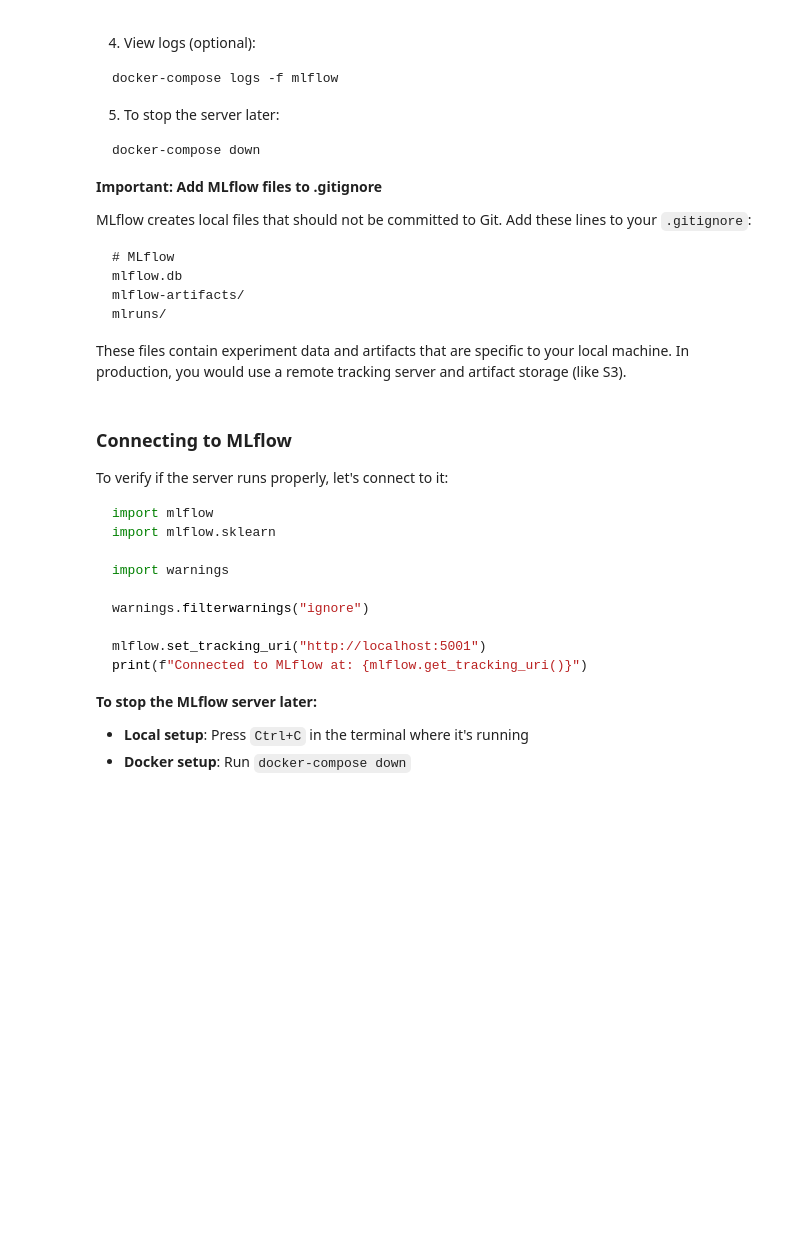
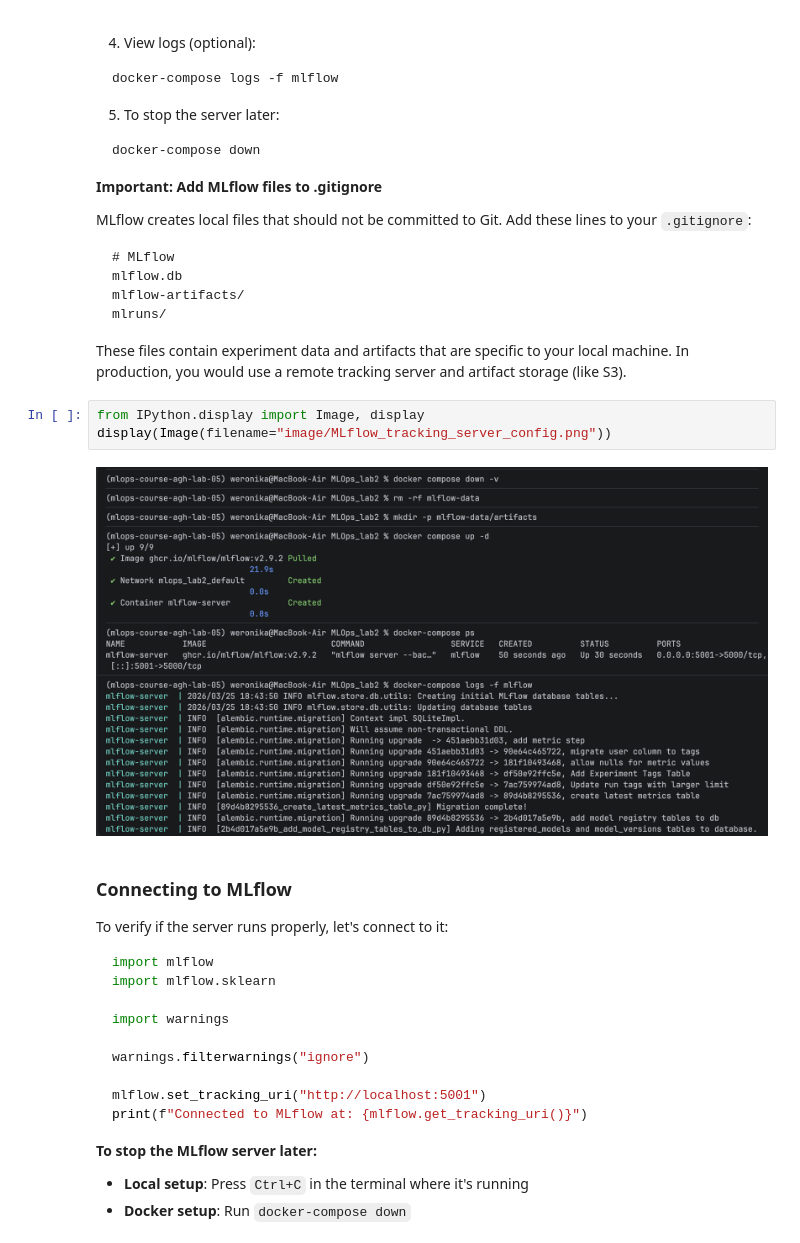
Before and after one commit to wernaw/MLOps_lab2, a Jupyter notebook: LAB_INSTRUCTION_2_MLFLOW.ipynb, the cells around one changed output. Saved outputs shown, nothing was run; the diff lists cells and outputs as text; blank space fills up the shorter version.

Commit message:
add images to notebooke

````diff
--- a/LAB_INSTRUCTION_2_MLFLOW.ipynb
+++ b/LAB_INSTRUCTION_2_MLFLOW.ipynb
@@ -104,6 +104,11 @@ mlruns/
 ```
 
 These files contain experiment data and artifacts that are specific to your local machine. In production, you would use a remote tracking server and artifact storage (like S3).
+# %%
+from IPython.display import Image, display
+display(Image(filename="image/MLflow_tracking_server_config.png"))
+# %% [output]
+[figure, added]
 # %% [markdown]
 ### Connecting to MLflow
 
````
Also changed, not shown: parts of 3 cells of this notebook, 1 other file.
